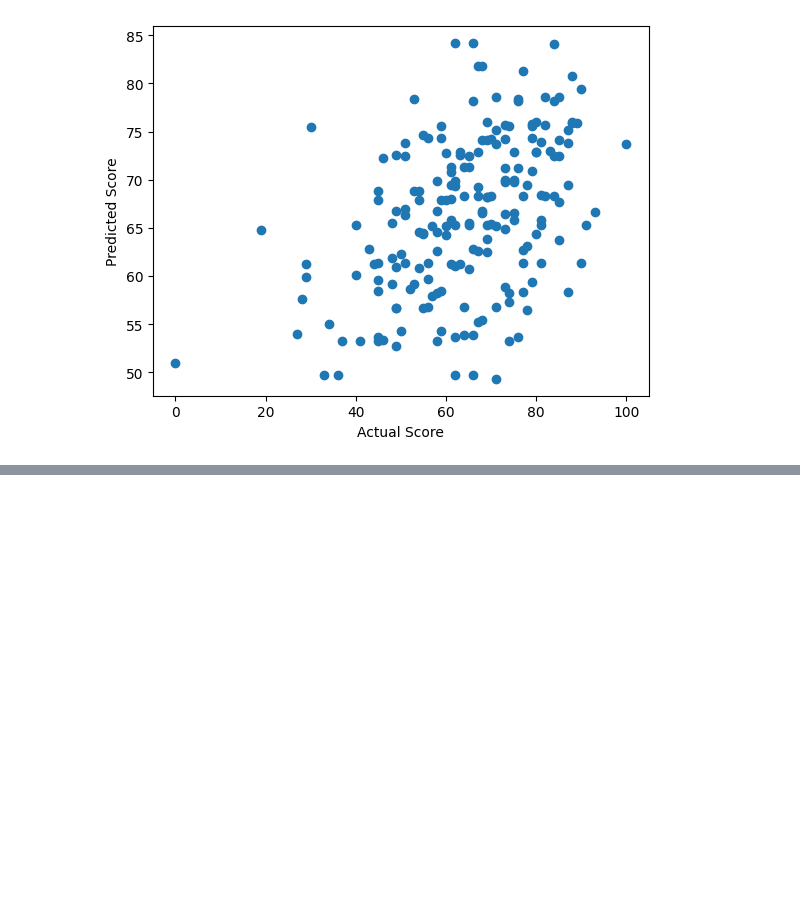
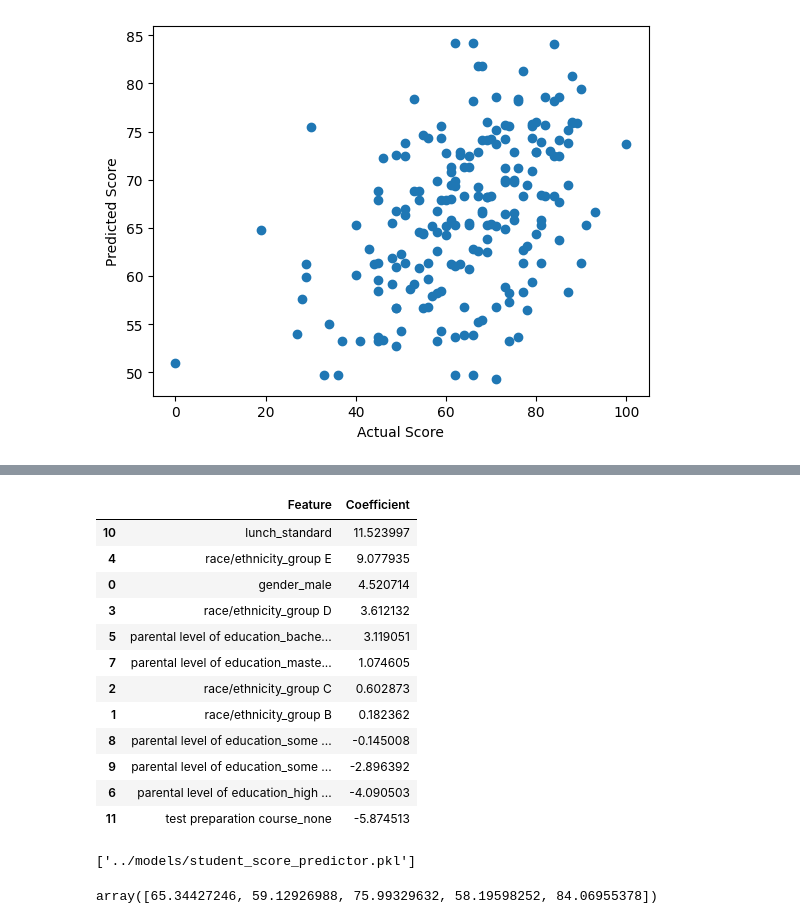
Before and after one commit to SonnNguyenn/student-score-predictor, a Jupyter notebook: notebook/exploration.ipynb, the cells around one changed output, grey strips where cells are left out. Drawn from its saved outputs; the diff is of its cells as text; code cells hidden in the pictures; blank space fills up the shorter version.

```diff
--- a/notebook/exploration.ipynb
+++ b/notebook/exploration.ipynb
@@ -148,0 +210,49 @@ R2 Score: 0.17599998338251166
+# %%
+from sklearn.linear_model import LinearRegression
+best_model = LinearRegression()
+best_model.fit(X_train, y_train)
+
+feature_importance = pd.DataFrame({
+    'Feature': X.columns,
+    'Coefficient': best_model.coef_
+}).sort_values(by='Coefficient', ascending=False)
+feature_importance
+
+# import matplotlib.pyplot as plt
+# plt.figure(figsize=(10, 6))
+# plt.barh(feature_importance['Feature'], feature_importance['Coefficient'])
+# plt.xlabel('Coefficient Value')
+# plt.ylabel('Feature')
+# plt.title('Feature Influence on Student Score')
+
+# plt.show()
+# %% [output]
+|  | Feature | Coefficient |
+| 10 | lunch_standard | 11.523997 |
+| 4 | race/ethnicity_group E | 9.077935 |
+| 0 | gender_male | 4.520714 |
+| 3 | race/ethnicity_group D | 3.612132 |
+| 5 | parental level of education_bache... | 3.119051 |
+| 7 | parental level of education_maste... | 1.074605 |
+| 2 | race/ethnicity_group C | 0.602873 |
+| 1 | race/ethnicity_group B | 0.182362 |
+| 8 | parental level of education_some ... | -0.145008 |
+| 9 | parental level of education_some ... | -2.896392 |
+| 6 | parental level of education_high ... | -4.090503 |
+| 11 | test preparation course_none | -5.874513 |
+# %%
+import os
+import joblib
+os.makedirs("../models", exist_ok=True)
+
+joblib.dump(
+    best_model,
+    "../models/student_score_predictor.pkl"
+)
+# %% [output]
+['../models/student_score_predictor.pkl']
+# %%
+loaded_model = joblib.load("../models/student_score_predictor.pkl")
+loaded_model.predict(X_test[:5])
+# %% [output]
+array([65.34427246, 59.12926988, 75.99329632, 58.19598252, 84.06955378])
```
Also changed, not shown: parts of 1 cell of this notebook, 4 other files.
